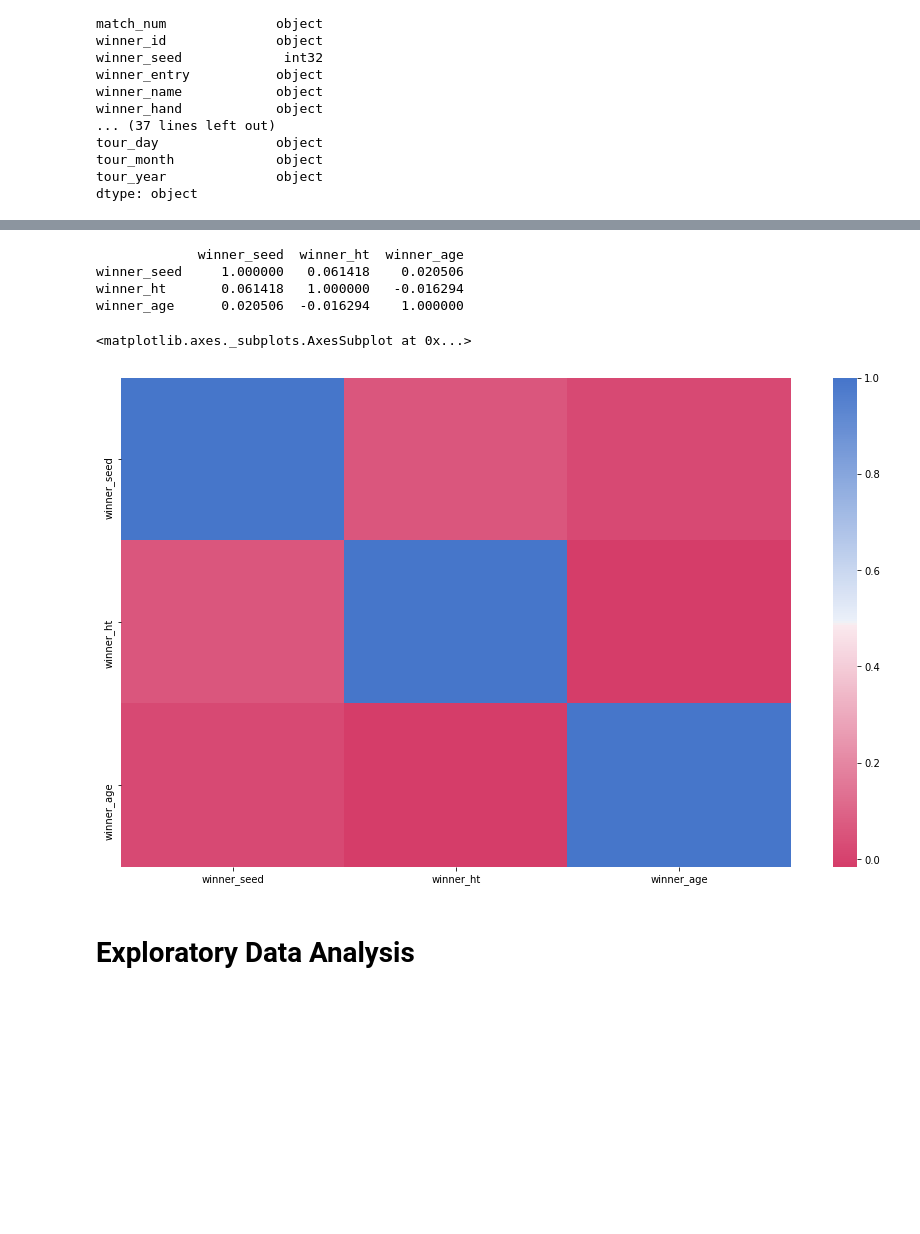
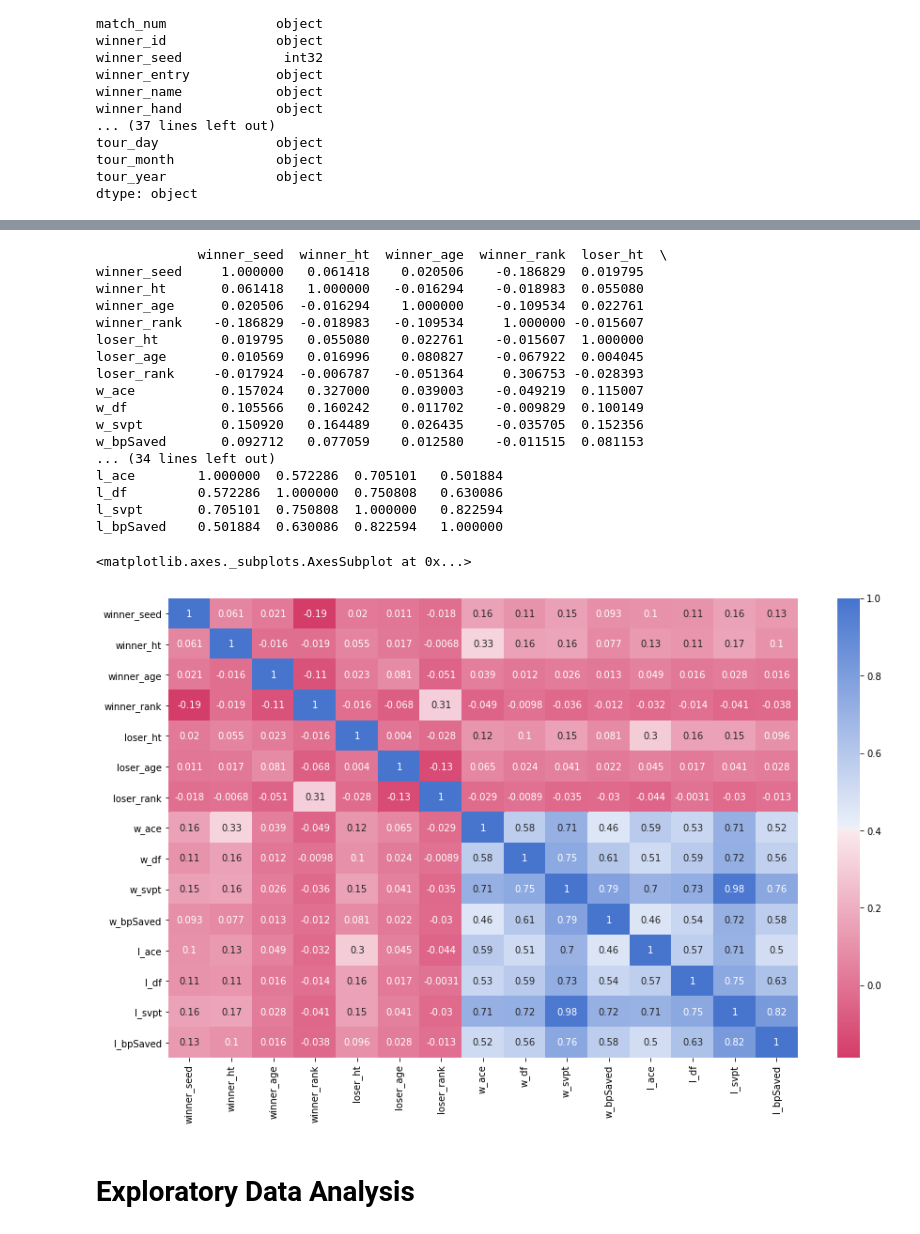
Before and after one commit to rahilshah10/IS, a Jupyter notebook: ADS/Assignment 01/ATP.ipynb, the cells around one changed output, grey strips where cells are left out. Saved outputs shown, nothing was run; the diff lists cells and outputs as text; code cells hidden in the pictures; blank space fills up the shorter version.

```diff
--- a/ADS/Assignment 01/ATP.ipynb
+++ b/ADS/Assignment 01/ATP.ipynb
@@ -206,20 +206,33 @@ MNE        1
 Name: winner_ioc, Length: 126, dtype: int64
 # %%
-cmap = sns.diverging_palette(0, 255, sep=1, n=256, as_cmap=True)
+cmap = sns.diverging_palette(0, 256, sep=1, n=256, as_cmap=True)
 
-correlations = ds[['surface', 'tourney_name', 'winner_seed', 'winner_ht', 'winner_age']].corr()
+correlations = ds.corr()
 print (correlations)
-sns.heatmap(correlations, cmap=cmap)
+sns.heatmap(correlations, cmap=cmap,annot=True)
 
 #Finding correlation between varibles used
 #They are not closely related so they are used, seperately.
 # %% [output]
-             winner_seed  winner_ht  winner_age
-winner_seed     1.000000   0.061418    0.020506
-winner_ht       0.061418   1.000000   -0.016294
-winner_age      0.020506  -0.016294    1.000000
+             winner_seed  winner_ht  winner_age  winner_rank  loser_ht  \
+winner_seed     1.000000   0.061418    0.020506    -0.186829  0.019795
+winner_ht       0.061418   1.000000   -0.016294    -0.018983  0.055080
+winner_age      0.020506  -0.016294    1.000000    -0.109534  0.022761
+winner_rank    -0.186829  -0.018983   -0.109534     1.000000 -0.015607
+loser_ht        0.019795   0.055080    0.022761    -0.015607  1.000000
+loser_age       0.010569   0.016996    0.080827    -0.067922  0.004045
+loser_rank     -0.017924  -0.006787   -0.051364     0.306753 -0.028393
+w_ace           0.157024   0.327000    0.039003    -0.049219  0.115007
+w_df            0.105566   0.160242    0.011702    -0.009829  0.100149
+w_svpt          0.150920   0.164489    0.026435    -0.035705  0.152356
+w_bpSaved       0.092712   0.077059    0.012580    -0.011515  0.081153
+... (34 lines left out)
+l_ace        1.000000  0.572286  0.705101   0.501884
+l_df         0.572286  1.000000  0.750808   0.630086
+l_svpt       0.705101  0.750808  1.000000   0.822594
+l_bpSaved    0.501884  0.630086  0.822594   1.000000
 <matplotlib.axes._subplots.AxesSubplot at 0x...>
-[figure, old version]
+[figure, new version]
 # %% [markdown]
 # Exploratory Data Analysis
 # %% [markdown]
```
Also changed, not shown: parts of 2 cells of this notebook, 5 other files.
